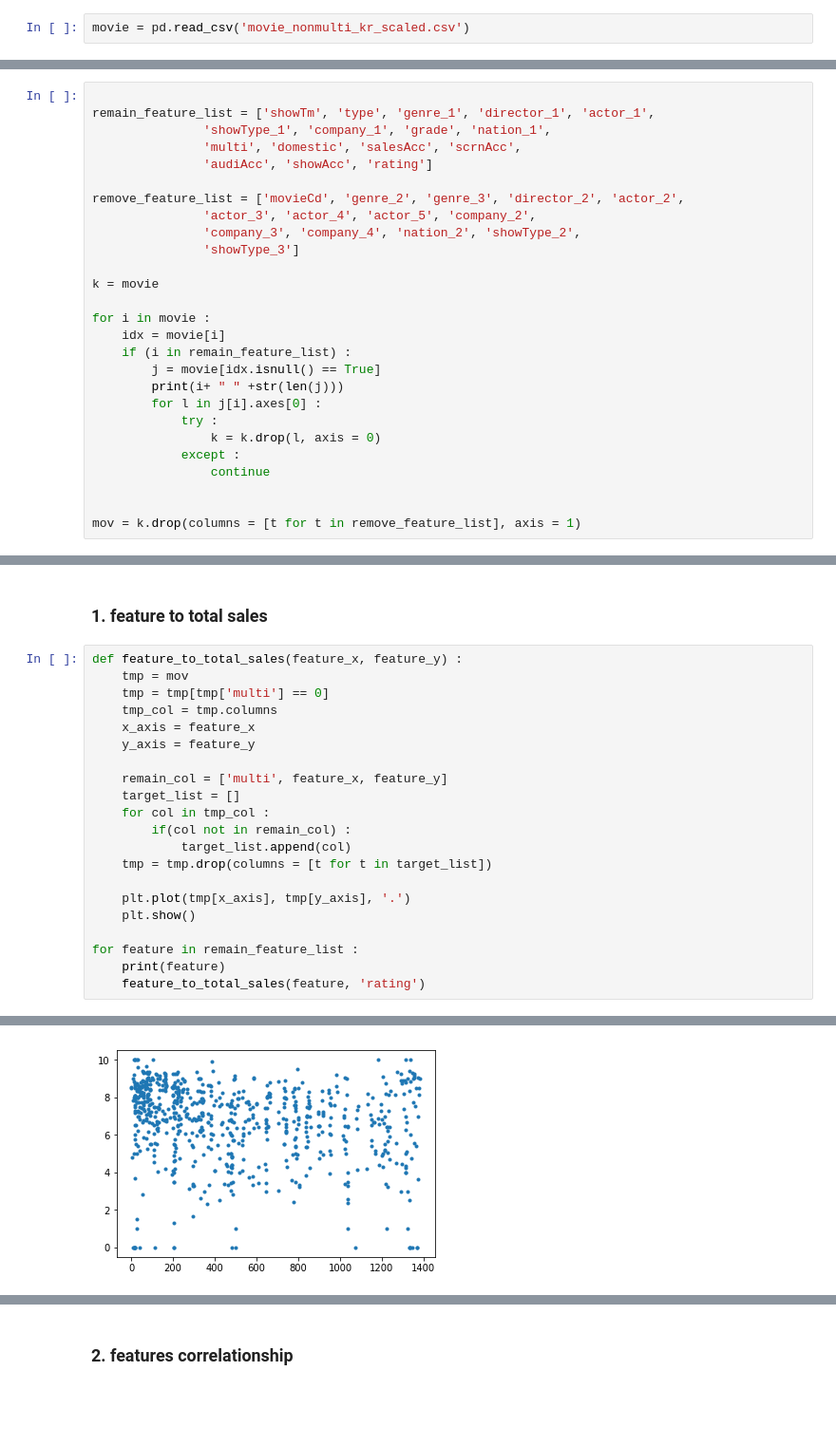
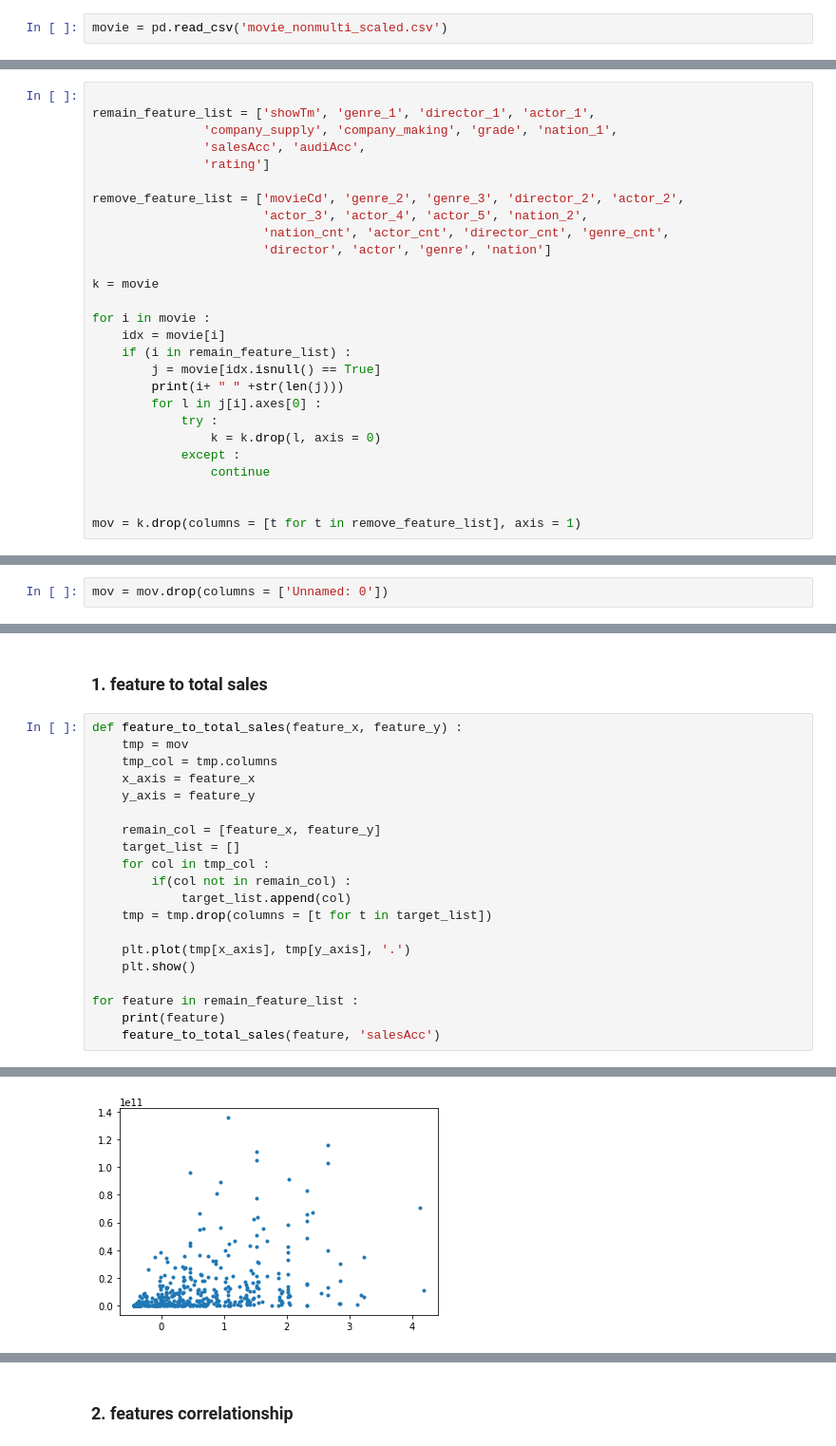
Before and after one commit to younghk/2019_Project_Graduation, a Jupyter notebook: Data_Analisys.ipynb, the cells around one changed output, grey strips where cells are left out. Shown at 95% size. Saved outputs shown, nothing was run; the diff lists cells and outputs as text; blank space fills up the shorter version.

```diff
--- a/Data_Analisys.ipynb
+++ b/Data_Analisys.ipynb
@@ -13,7 +14,7 @@ import seaborn as sns
 import matplotlib.pyplot as plt
 import json
 # %%
-movie = pd.read_csv('movie_nonmulti_kr_scaled.csv')
+movie = pd.read_csv('movie_nonmulti_scaled.csv')
 # %%
 movie
 # %% [output]
@@ -37,15 +38,15 @@ movie
 2022 rows × 30 columns
 # %%
 
-remain_feature_list = ['showTm', 'type', 'genre_1', 'director_1', 'actor_1',
-               'showType_1', 'company_1', 'grade', 'nation_1',
-               'multi', 'domestic', 'salesAcc', 'scrnAcc',
-               'audiAcc', 'showAcc', 'rating']
+remain_feature_list = ['showTm', 'genre_1', 'director_1', 'actor_1',
+               'company_supply', 'company_making', 'grade', 'nation_1',
+               'salesAcc', 'audiAcc',
+               'rating']
 
 remove_feature_list = ['movieCd', 'genre_2', 'genre_3', 'director_2', 'actor_2',
-               'actor_3', 'actor_4', 'actor_5', 'company_2',
-               'company_3', 'company_4', 'nation_2', 'showType_2',
-               'showType_3']
+                       'actor_3', 'actor_4', 'actor_5', 'nation_2',
+                       'nation_cnt', 'actor_cnt', 'director_cnt', 'genre_cnt',
+                       'director', 'actor', 'genre', 'nation']
 
 k = movie
 
@@ -92,0 +86,2 @@ print(f"{mov[mov['salesClass'] == 0]['salesClass'].size / len(mov)}")'''
+# %%
+mov = mov.drop(columns = ['Unnamed: 0'])
@@ -95,12 +111,11 @@ print(f"{mov[mov['salesClass'] == 0]['salesClass'].size / len(mov)}")'''
 # %%
 def feature_to_total_sales(feature_x, feature_y) :
     tmp = mov
-    tmp = tmp[tmp['multi'] == 0]
     tmp_col = tmp.columns
     x_axis = feature_x
     y_axis = feature_y
 
-    remain_col = ['multi', feature_x, feature_y]
+    remain_col = [feature_x, feature_y]
     target_list = []
     for col in tmp_col :
         if(col not in remain_col) :
@@ -112,6 +127,6 @@ def feature_to_total_sales(feature_x, feature_y) :
 
 for feature in remain_feature_list :
     print(feature)
-    feature_to_total_sales(feature, 'rating')
+    feature_to_total_sales(feature, 'salesAcc')
 # %% [output]
 showTm
@@ -124 +139 @@ director_1
-[figure, old version]
+[figure, new version]
```
Also changed, not shown: parts of 17 cells of this notebook, 3 other files.
